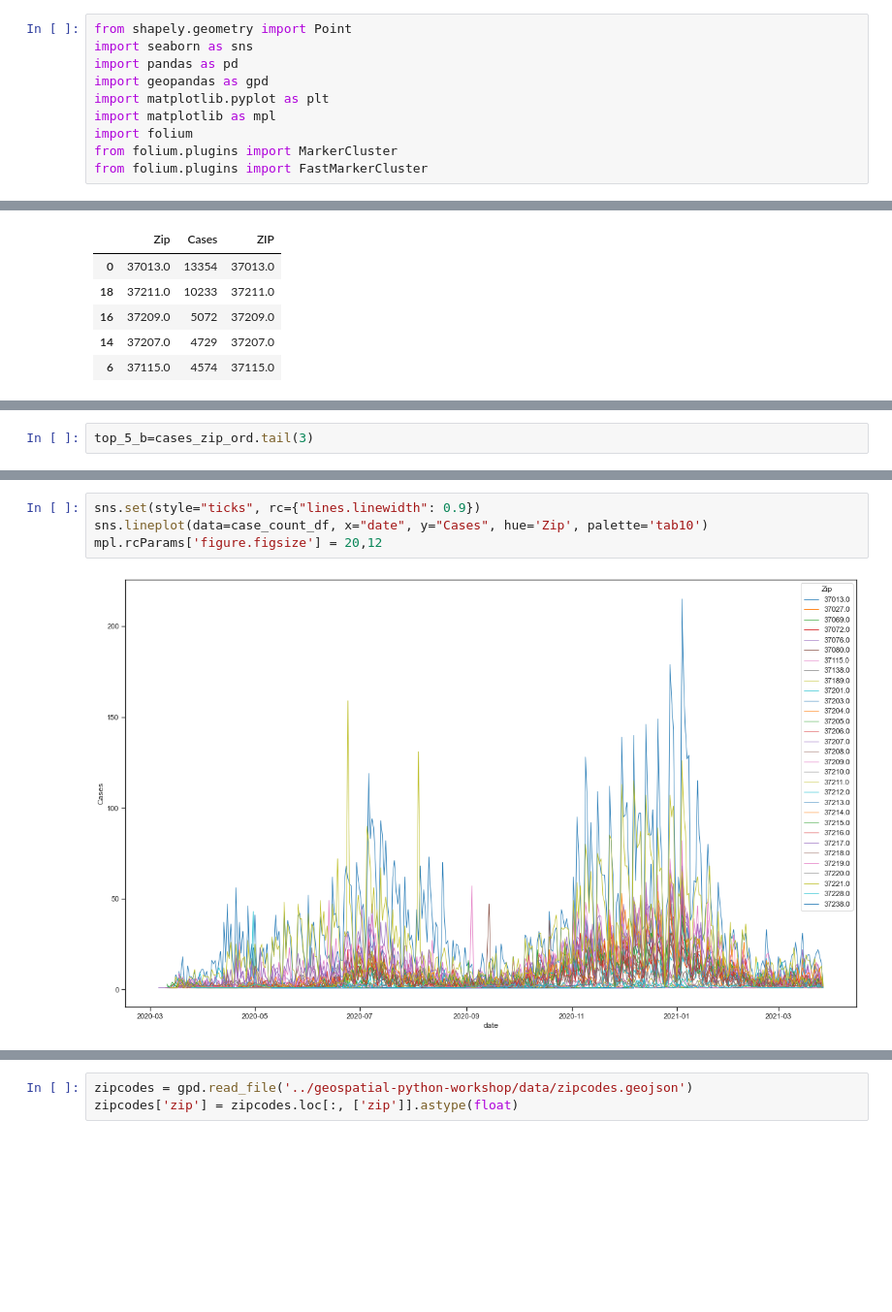
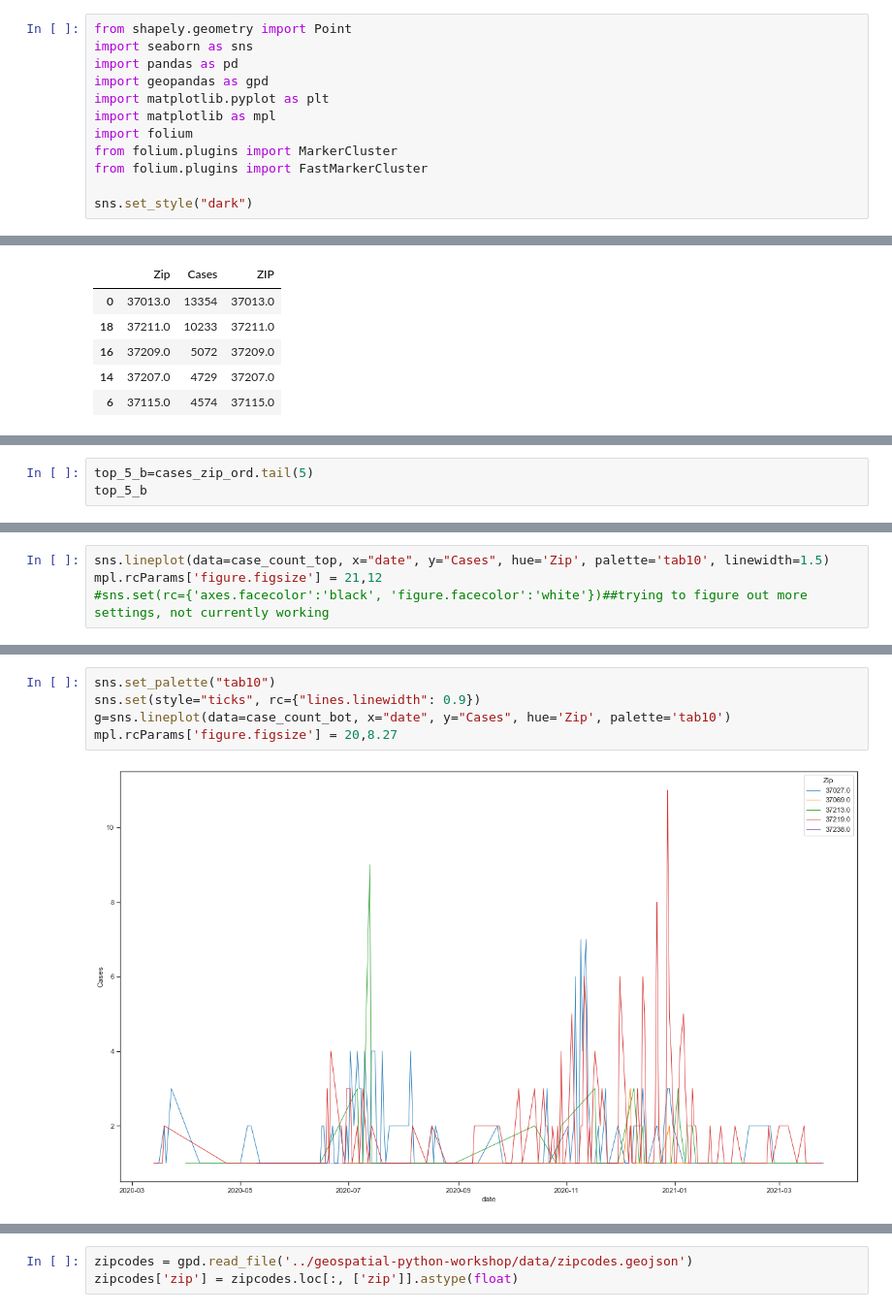
Before and after one commit to Chericehere/nash-covid-cases-vaccines-sky_cranes, a Jupyter notebook: covid.ipynb, the cells around one changed output, grey strips where cells are left out. Shown at 97% size. Cells and saved outputs as stored; diff of their text form; blank space fills up the shorter version.

Commit message:
cleaner, with full data (if you alias like I did) and I think there be a swear word in there somewhere

```diff
--- a/covid.ipynb
+++ b/covid.ipynb
@@ -8,6 +8,8 @@ import matplotlib as mpl
 import folium
 from folium.plugins import MarkerCluster
 from folium.plugins import FastMarkerCluster
+
+sns.set_style("dark")
 # %%
 case_count_df=pd.read_csv('data/covid_count.csv')
 case_count_df['date']=pd.to_datetime(case_count_df['Specimen Collection Date'])
@@ -28,0 +31,3 @@ top_5_z=cases_zip_ord.head(3)
+# %%
+top_5_b=cases_zip_ord.tail(5)
+top_5_b
@@ -46,4 +51,2 @@ case_count_dfff
-# %%
-top_5_b=cases_zip_ord.tail(3)
 # %%
 case_count_bot=case_count_df[case_count_df['Zip'].isin(top_5_b.ZIP)]
@@ -96,0 +63,4 @@ array([37217., 37214., 37013., 37204., 37205., 37210., 37212., 37215.,
+# %%
+sns.lineplot(data=case_count_top, x="date", y="Cases", hue='Zip', palette='tab10', linewidth=1.5)
+mpl.rcParams['figure.figsize'] = 21,12
+#sns.set(rc={'axes.facecolor':'black', 'figure.facecolor':'white'})##trying to figure out more settings, not currently working
@@ -97,6 +69,7 @@ array([37217., 37214., 37013., 37204., 37205., 37210., 37212., 37215.,
 # %%
+sns.set_palette("tab10")
 sns.set(style="ticks", rc={"lines.linewidth": 0.9})
-sns.lineplot(data=case_count_df, x="date", y="Cases", hue='Zip', palette='tab10')
-mpl.rcParams['figure.figsize'] = 20,12
+g=sns.lineplot(data=case_count_bot, x="date", y="Cases", hue='Zip', palette='tab10')
+mpl.rcParams['figure.figsize'] = 20,8.27
 # %% [output]
-[figure, old version]
+[figure, new version]
```
Also changed, not shown: parts of 33 cells of this notebook, 4 other files.
